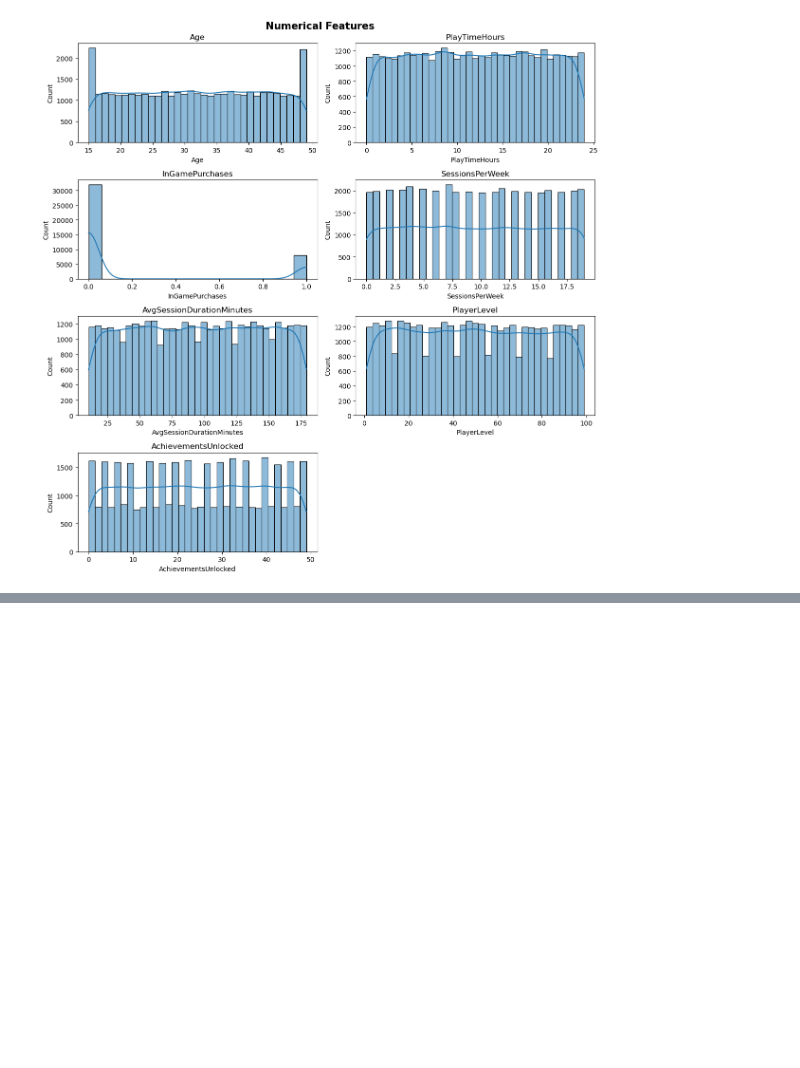
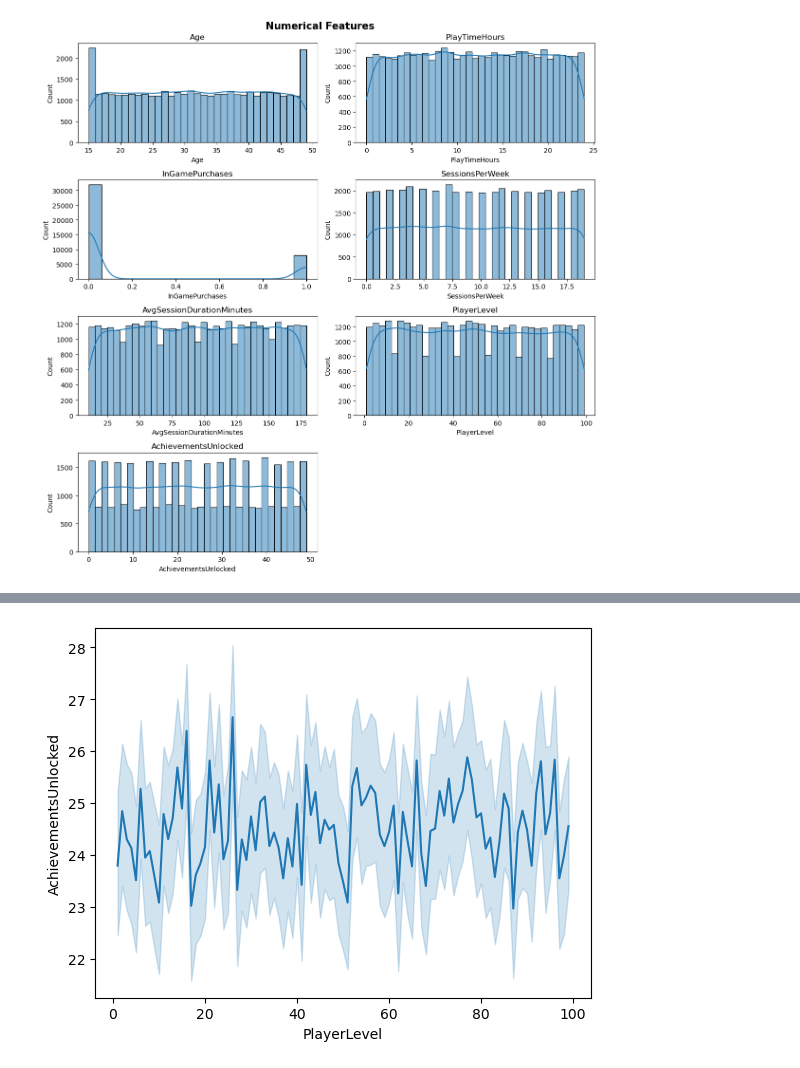
Before and after one commit to ayberkozcan/classification-exercises, a Jupyter notebook: Analyzing Gamer Behaviors/classification_gamer.ipynb, the cells around one changed output, grey strips where cells are left out. Saved outputs shown, nothing was run; the diff lists cells and outputs as text; code cells hidden in the pictures; blank space fills up the shorter version.

```diff
--- a/Analyzing Gamer Behaviors/classification_gamer.ipynb
+++ b/Analyzing Gamer Behaviors/classification_gamer.ipynb
@@ -168,0 +193,5 @@ plt.show()
+# %%
+sns.lineplot(data=df, x="PlayerLevel", y="AchievementsUnlocked")
+plt.show()
+# %% [output]
+[figure, added]
```
Also changed, not shown: parts of 2 cells of this notebook.
